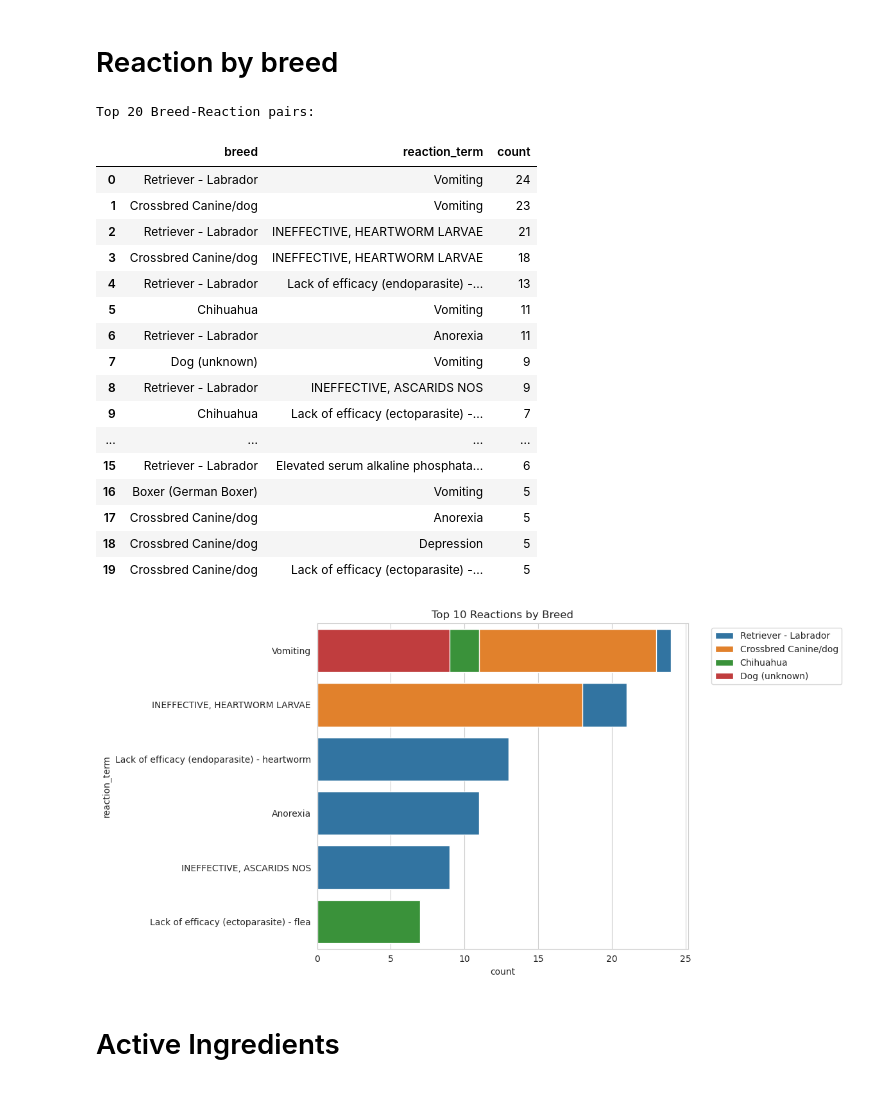
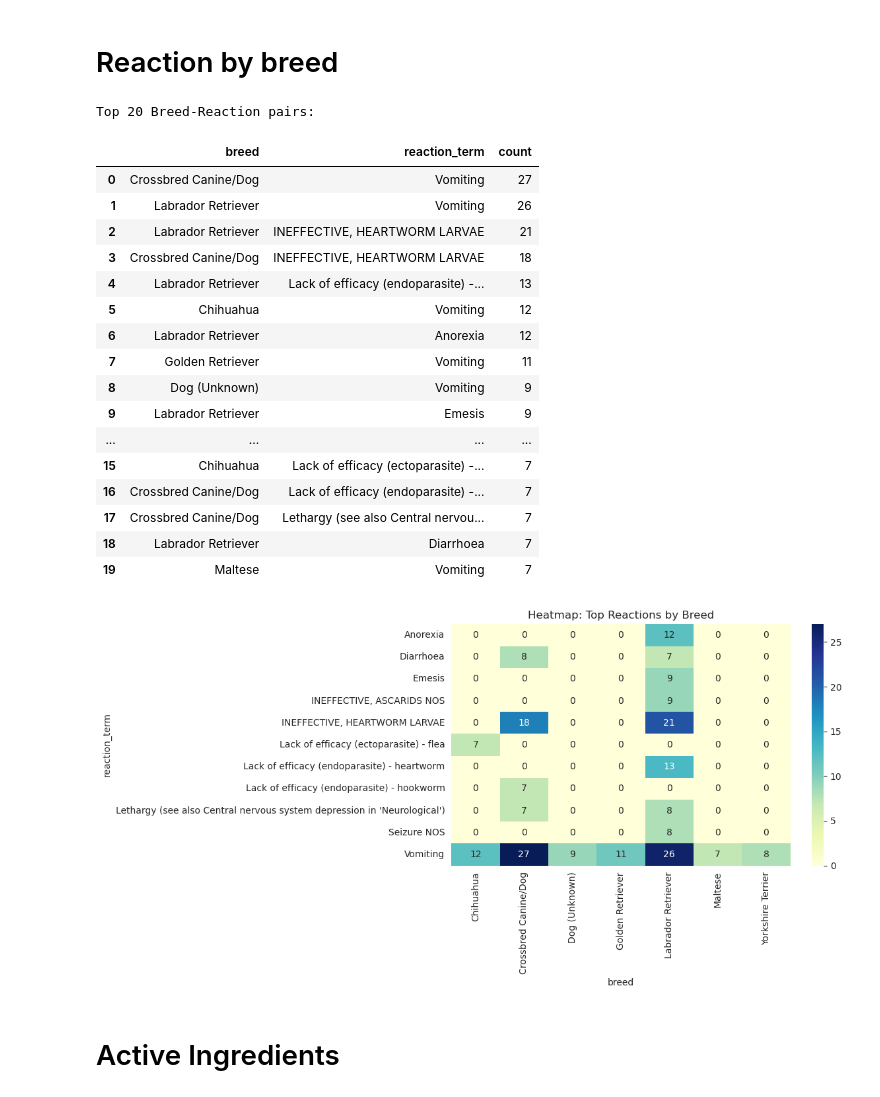
Before and after one commit to MK-Dev-Coder/BUSINESS-INTELLIGENCE-Project, a Jupyter notebook: analysis.ipynb, the cells around one changed output. Cells and saved outputs as stored; diff of their text form; code cells hidden in the pictures.

```diff
--- a/analysis.ipynb
+++ b/analysis.ipynb
@@ -7,66 +7,72 @@ import matplotlib.pyplot as plt
 import seaborn as sns
 import os
 
+# Configuration
+DB_FILE = os.path.join("data", "processed", "warehouse.db")
 
-# Set a nice visual style for the plots
+# Setup Plotting
+%matplotlib inline
 sns.set_style("whitegrid")
 plt.rcParams['figure.figsize'] = (12, 6)
 
-# Configuration
-DB_FILE = os.path.join("data", "processed", "warehouse.db")
-
 def get_conn():
-    """Creates a connection to the sqlite database."""
-    # Check if file exists to prevent confusion
-    if not os.path.exists(DB_FILE):
-        print(f"WARNING: Database file not found at {os.path.abspath(DB_FILE)}")
     return sqlite3.connect(DB_FILE)
 # %% [markdown]
 # Reaction by breed
 # %%
 conn = get_conn()
 query = """
-SELECT e.breed, r.reaction_term, COUNT(*) as count
-FROM events e
-JOIN reactions r ON e.event_id = r.event_id
-WHERE e.breed IS NOT NULL
-GROUP BY e.breed, r.reaction_term
+SELECT
+    a.breed,
+    r.reaction_term,
+    COUNT(DISTINCT f.event_id) as count
+FROM fact_analysis f
+JOIN dim_animal a ON f.animal_key = a.animal_key
+JOIN dim_reaction r ON f.reaction_key = r.reaction_key
+WHERE a.breed IS NOT NULL
+  AND a.breed != 'Unknown'
+  AND a.breed != 'Mixed Breed'
+GROUP BY a.breed, r.reaction_term
 ORDER BY count DESC
 LIMIT 20
 """
 df_reactions = pd.read_sql_query(query, conn)
 conn.close()
 
 print("Top 20 Breed-Reaction pairs:")
-display(df_reactions)  # 'display' renders a nice HTML table in Jupyter
+display(df_reactions)
 
-# Plot top 10
-plt.figure(figsize=(12, 6))
-sns.barplot(data=df_reactions.head(10), x='count', y='reaction_term', hue='breed', dodge=False)
-plt.title('Top 10 Reactions by Breed')
-plt.legend(bbox_to_anchor=(1.05, 1), loc='upper left')
-plt.tight_layout()
-plt.show()
+if not df_reactions.empty:
+    # Pivot the data: Rows=Reaction, Cols=Breed, Values=Count
+    pivot_df = df_reactions.pivot(index='reaction_term', columns='breed', values='count').fillna(0)
+
+    plt.figure(figsize=(12, 6))
+    sns.heatmap(pivot_df, annot=True, fmt='.0f', cmap='YlGnBu')
+    plt.title('Heatmap: Top Reactions by Breed')
+    plt.tight_layout()
+    plt.show()
+else:
+    print("No data found for reactions.")
 # %% [output]
 Top 20 Breed-Reaction pairs:
 |  | breed | reaction_term | count |
-| 0 | Retriever - Labrador | Vomiting | 24 |
-| 1 | Crossbred Canine/dog | Vomiting | 23 |
-| 2 | Retriever - Labrador | INEFFECTIVE, HEARTWORM LARVAE | 21 |
-| 3 | Crossbred Canine/dog | INEFFECTIVE, HEARTWORM LARVAE | 18 |
-| 4 | Retriever - Labrador | Lack of efficacy (endoparasite) -... | 13 |
-| 5 | Chihuahua | Vomiting | 11 |
-| 6 | Retriever - Labrador | Anorexia | 11 |
-| 7 | Dog (unknown) | Vomiting | 9 |
-| 8 | Retriever - Labrador | INEFFECTIVE, ASCARIDS NOS | 9 |
-| 9 | Chihuahua | Lack of efficacy (ectoparasite) -... | 7 |
+| 0 | Crossbred Canine/Dog | Vomiting | 27 |
+| 1 | Labrador Retriever | Vomiting | 26 |
+| 2 | Labrador Retriever | INEFFECTIVE, HEARTWORM LARVAE | 21 |
+| 3 | Crossbred Canine/Dog | INEFFECTIVE, HEARTWORM LARVAE | 18 |
+| 4 | Labrador Retriever | Lack of efficacy (endoparasite) -... | 13 |
+| 5 | Chihuahua | Vomiting | 12 |
+| 6 | Labrador Retriever | Anorexia | 12 |
+| 7 | Golden Retriever | Vomiting | 11 |
+| 8 | Dog (Unknown) | Vomiting | 9 |
+| 9 | Labrador Retriever | Emesis | 9 |
 | ... | ... | ... | ... |
-| 15 | Retriever - Labrador | Elevated serum alkaline phosphata... | 6 |
-| 16 | Boxer (German Boxer) | Vomiting | 5 |
-| 17 | Crossbred Canine/dog | Anorexia | 5 |
-| 18 | Crossbred Canine/dog | Depression | 5 |
-| 19 | Crossbred Canine/dog | Lack of efficacy (ectoparasite) -... | 5 |
+| 15 | Chihuahua | Lack of efficacy (ectoparasite) -... | 7 |
+| 16 | Crossbred Canine/Dog | Lack of efficacy (endoparasite) -... | 7 |
+| 17 | Crossbred Canine/Dog | Lethargy (see also Central nervou... | 7 |
+| 18 | Labrador Retriever | Diarrhoea | 7 |
+| 19 | Maltese | Vomiting | 7 |
-[figure, old version]
+[figure, new version]
 # %% [markdown]
 # Active Ingredients
 # %%
```
Also changed, not shown: parts of 7 cells of this notebook, 3 other files.
